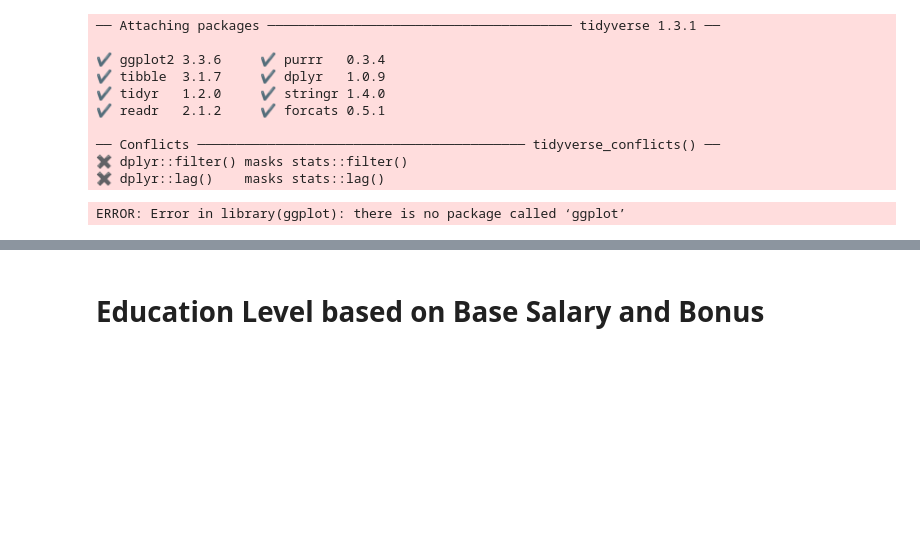
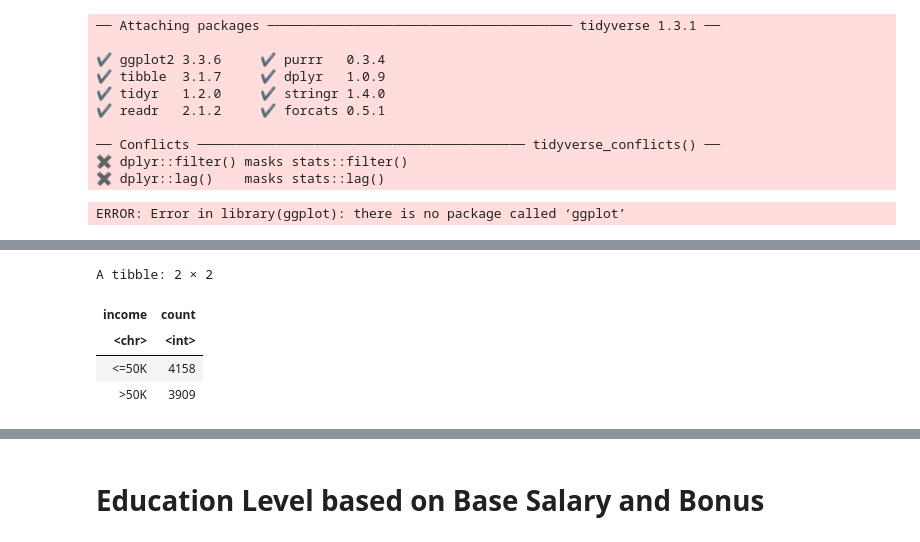
Before and after one commit to Anmol-Ghadia/dsci-100-2022w1-group-44, a Jupyter notebook: Project_proposal.ipynb, the cells around one changed output, grey strips where cells are left out. Saved outputs shown, nothing was run; the diff lists cells and outputs as text; code cells hidden in the pictures; blank space fills up the shorter version.

```diff
--- a/Project_proposal.ipynb
+++ b/Project_proposal.ipynb
@@ -97,0 +82,12 @@ A spec_tbl_df: 32561 × 14
+# %%
+adult_data_summarize_1 <- adult_data |>
+                            group_by(income) |>
+                            summarize(count = n())
+
+adult_data_summarize_1
+# %% [output]
+A tibble: 2 × 2
+| income | count |
+| <chr> | <int> |
+| <=50K | 4158 |
+| >50K | 3909 |
```
Also changed, not shown: parts of 6 cells of this notebook.
